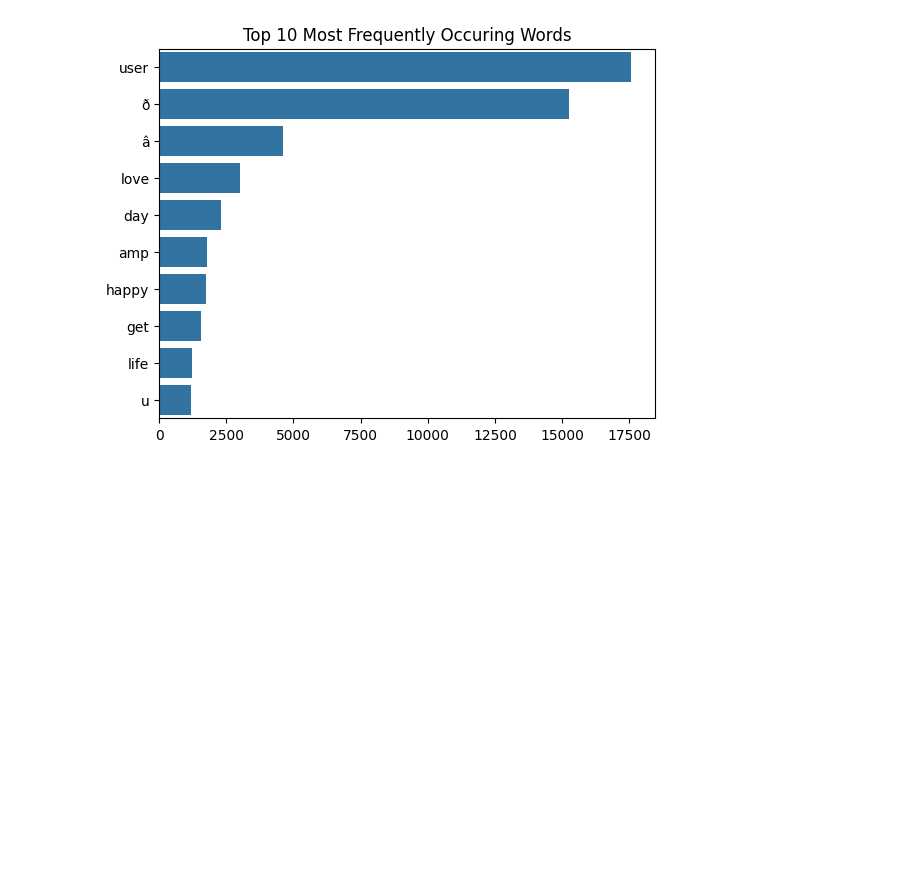
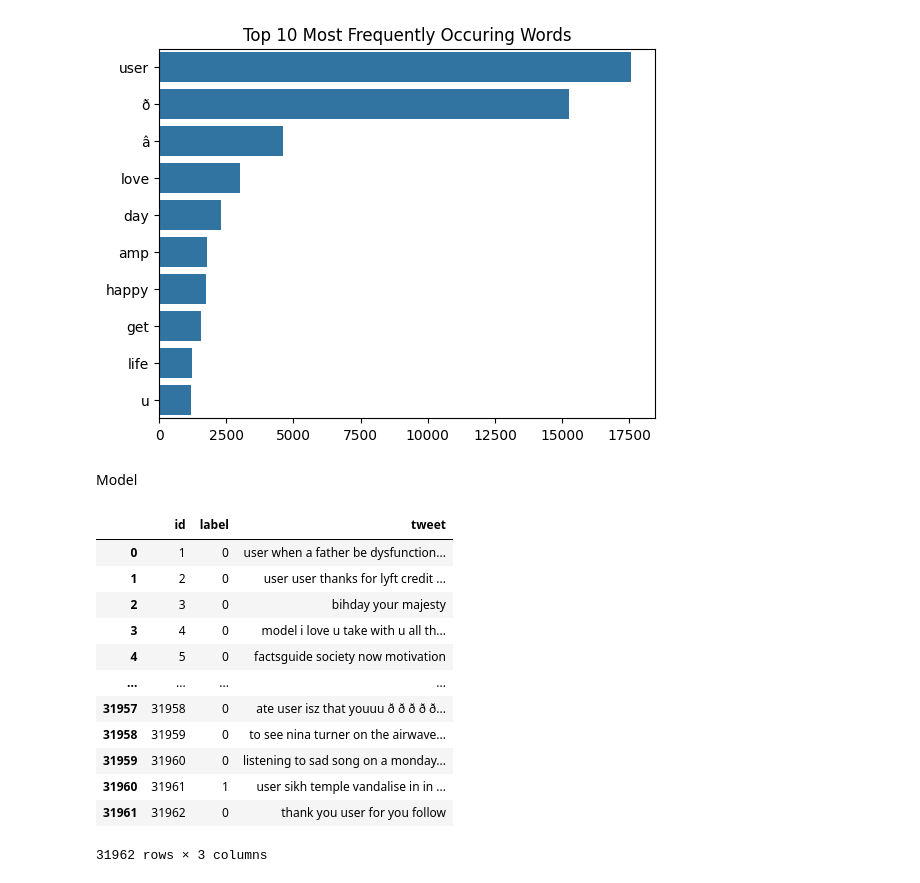
Before and after one commit to awwab-ahmed/DataGlacier, a Jupyter notebook: Week12/data.ipynb, the cells around one changed output. Cells and saved outputs as stored; diff of their text form; code cells hidden in the pictures; blank space fills up the shorter version.

```diff
--- a/Week12/data.ipynb
+++ b/Week12/data.ipynb
@@ -263,3 +263,5 @@ plt.title('Top 10 Most Frequently Occuring Words')
 plt.show()
 # %% [output]
 [figure]
+# %% [markdown]
+Model
@@ -265,0 +276,16 @@ plt.show()
+# %%
+df
+# %% [output]
+|  | id | label | tweet |
+| 0 | 1 | 0 | user when a father be dysfunction... |
+| 1 | 2 | 0 | user user thanks for lyft credit ... |
+| 2 | 3 | 0 | bihday your majesty |
+| 3 | 4 | 0 | model i love u take with u all th... |
+| 4 | 5 | 0 | factsguide society now motivation |
+| ... | ... | ... | ... |
+| 31957 | 31958 | 0 | ate user isz that youuu ð ð ð ð ð... |
+| 31958 | 31959 | 0 | to see nina turner on the airwave... |
+| 31959 | 31960 | 0 | listening to sad song on a monday... |
+| 31960 | 31961 | 1 | user sikh temple vandalise in in ... |
+| 31961 | 31962 | 0 | thank you user for you follow |
+31962 rows × 3 columns
```
Also changed, not shown: parts of 9 cells of this notebook.
